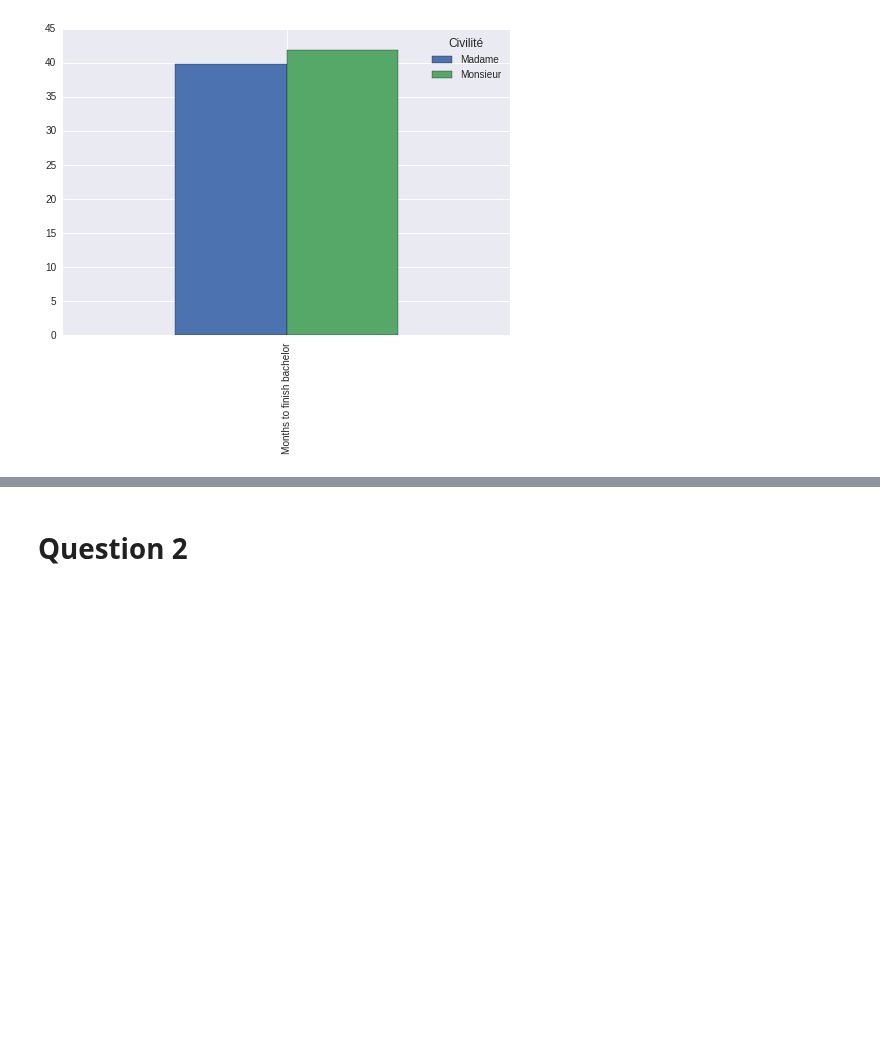
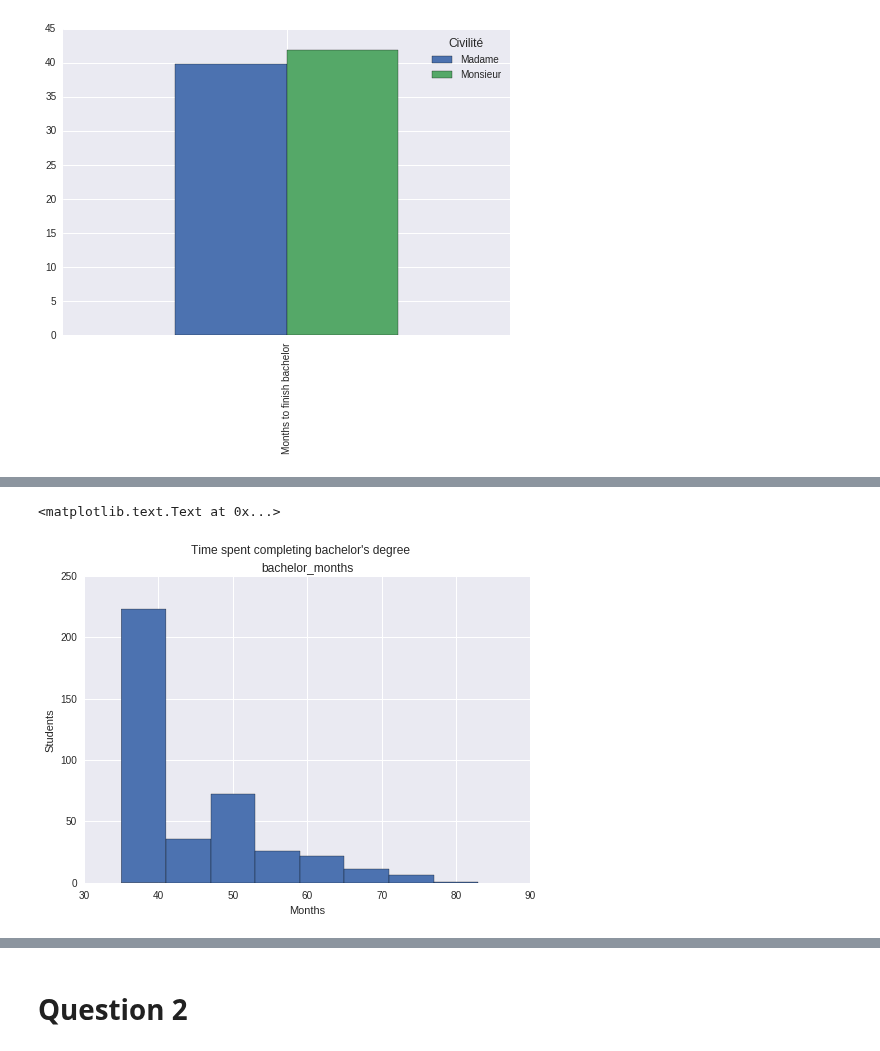
Before and after one commit to semplea/adaepfl-hw, a Jupyter notebook: 02 - Data from the Web/data_mining.ipynb, the cells around one changed output, grey strips where cells are left out. Saved outputs shown, nothing was run; the diff lists cells and outputs as text; code cells hidden in the pictures; blank space fills up the shorter version.

```diff
--- a/02 - Data from the Web/data_mining.ipynb
+++ b/02 - Data from the Web/data_mining.ipynb
@@ -213,0 +229,10 @@ b_years.to_frame(name='Months to finish bachelor').unstack().unstack().plot.bar(
+# %%
+b_months_min = df_bachelor.bachelor_months.min().astype(int)
+b_months_max = df_bachelor.bachelor_months.max().astype(int)
+df_bachelor.hist(column='bachelor_months', bins=range(b_months_min, b_months_max+1, 6))
+pl.suptitle("Time spent completing bachelor's degree")
+pl.xlabel("Months")
+pl.ylabel("Students")
+# %% [output]
+<matplotlib.text.Text at 0x...>
+[figure, added]
```
Also changed, not shown: parts of 20 cells of this notebook, 1 other file.
